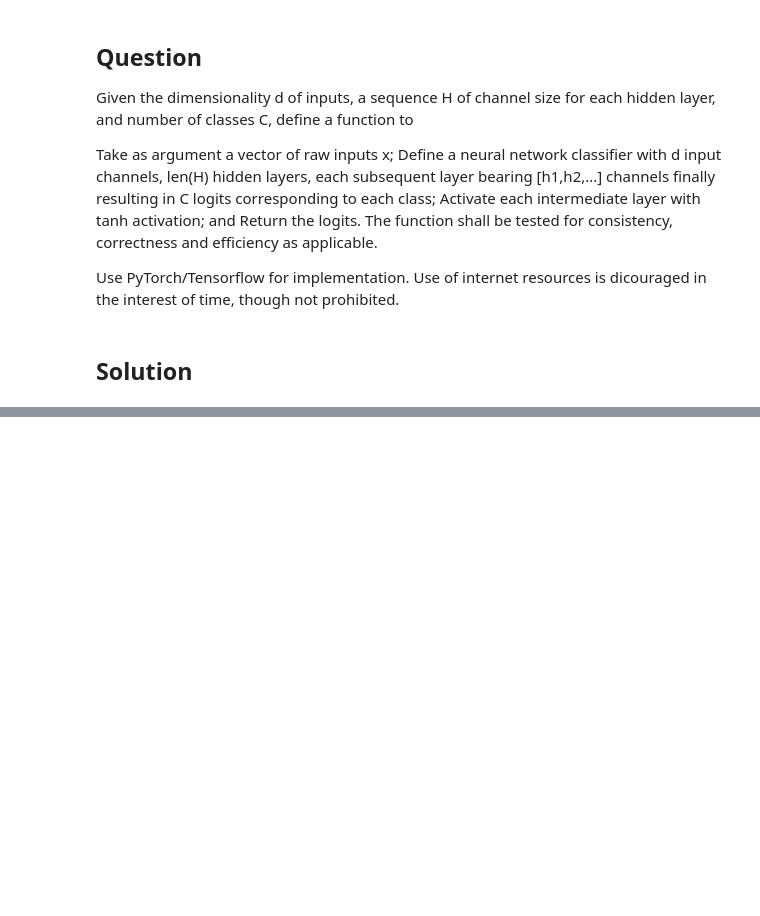
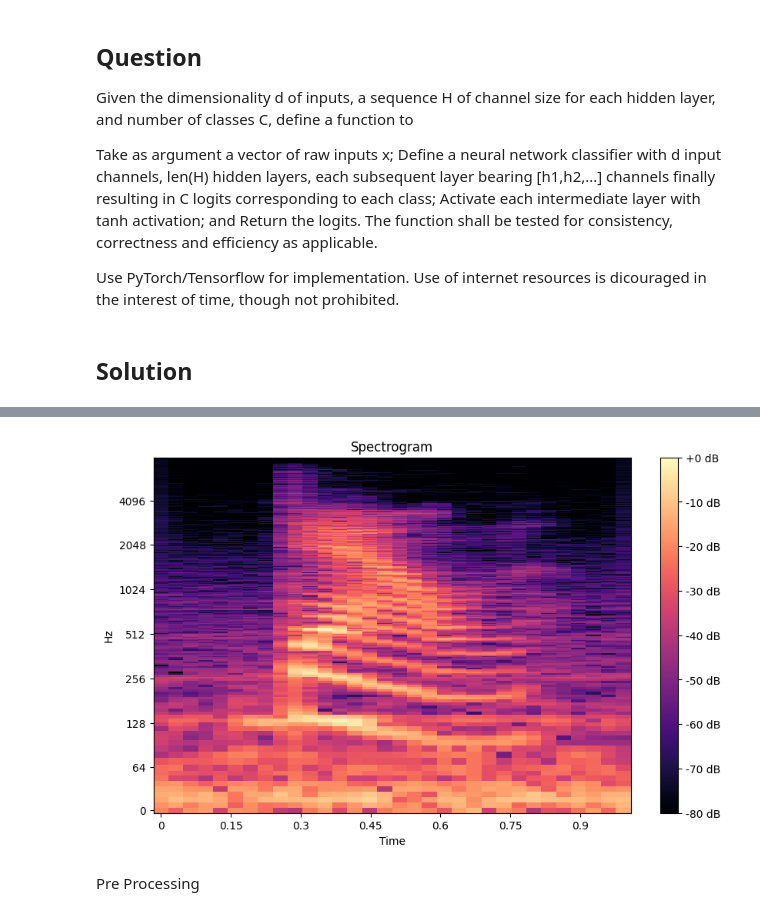
Before and after one commit to shaifire06/102116040-SESS-LE1, a Jupyter notebook: 102116040_ShaifaliThakur.ipynb, the cells around one changed output, grey strips where cells are left out. Cells and saved outputs as stored; diff of their text form; code cells hidden in the pictures; blank space fills up the shorter version.

```diff
--- a/102116040_ShaifaliThakur.ipynb
+++ b/102116040_ShaifaliThakur.ipynb
@@ -359,0 +66,9 @@ Epoch 10/10
+# %%
+# Counting the number of audio files for each command and other directories
+command_counts = {
+    command: len(os.listdir(os.path.join(dataset_path, command)))
+    for command in commands if os.path.isdir(os.path.join(dataset_path, command)) and command not in ['.config', '.ipynb_checkpoints']
+}
+
+for command, count in command_counts.items():
+    print(f"Command: {command} - samples: {count}")
@@ -359,0 +138,16 @@ Epoch 10/10
+# %%
+import librosa.display
+
+
+D = np.abs(librosa.stft(y))
+
+
+plt.figure(figsize=(10, 6))
+librosa.display.specshow(librosa.amplitude_to_db(D, ref=np.max), sr=sr, x_axis='time', y_axis='log')
+plt.colorbar(format='%+2.0f dB')
+plt.title('Spectrogram')
+plt.show()
+# %% [output]
+[figure, added]
+# %% [markdown]
+Pre Processing
```
Also changed, not shown: parts of 46 cells of this notebook.
